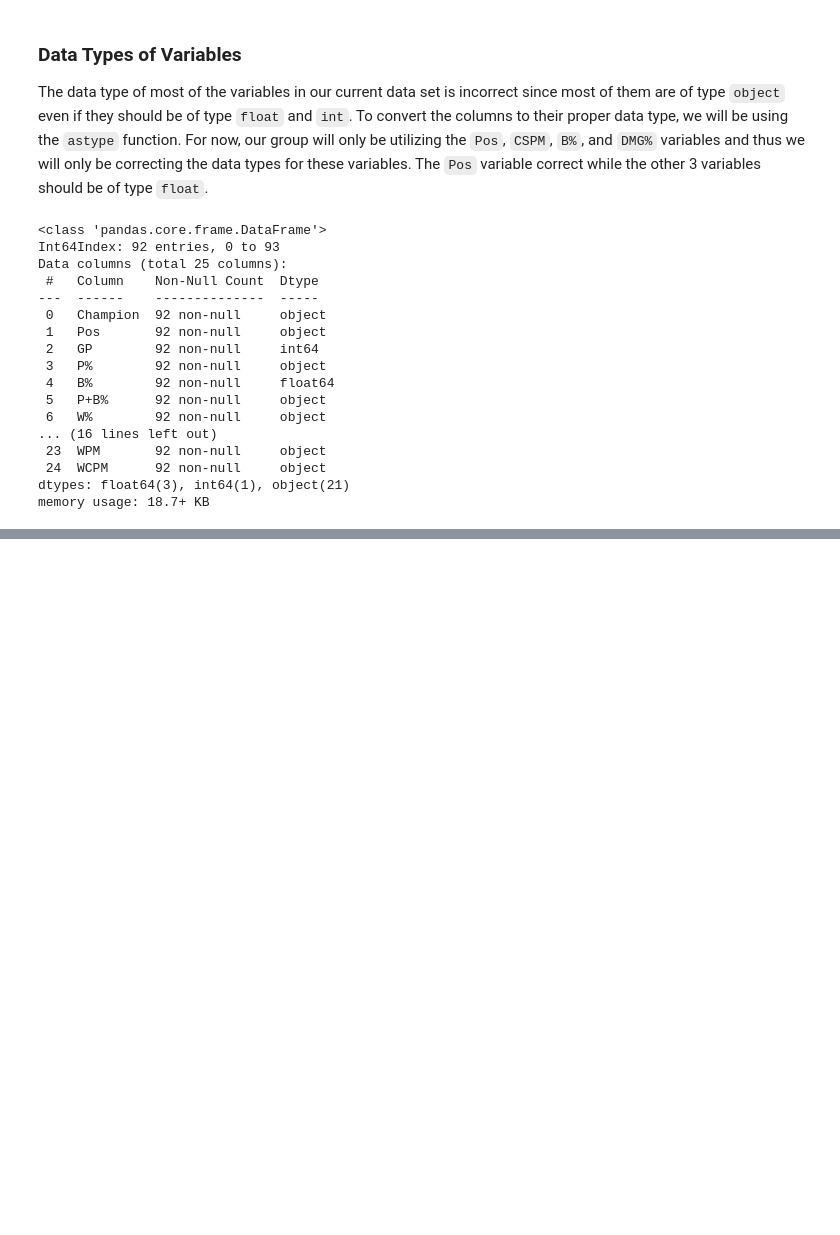
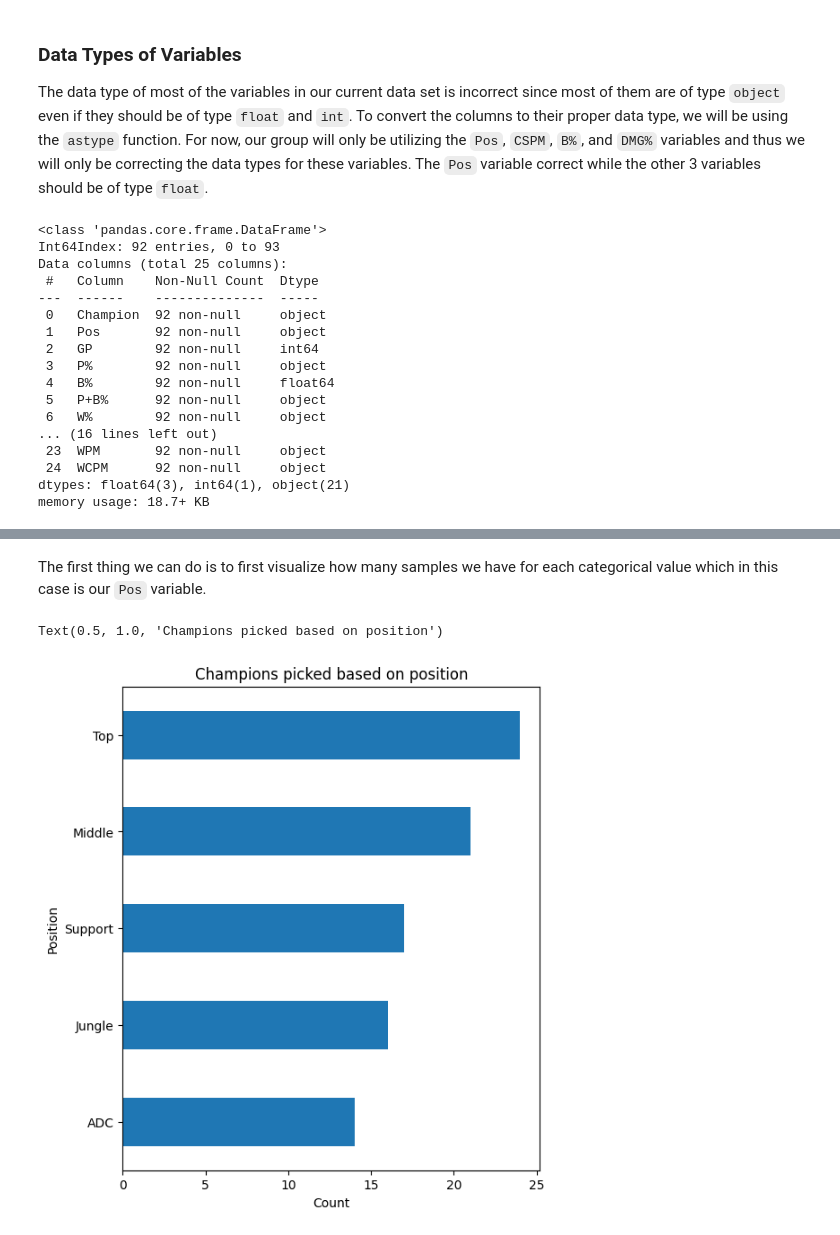
Before and after one commit to Joseph-Ano/League-of-Legends-dataset-visualization, a Jupyter notebook: S13 MCO1 Group8.ipynb, the cells around one changed output, grey strips where cells are left out. Cells and saved outputs as stored; diff of their text form; code cells hidden in the pictures; blank space fills up the shorter version.

Commit message:
add: boxplot and histogram for EDA 1

```diff
--- a/S13 MCO1 Group8.ipynb
+++ b/S13 MCO1 Group8.ipynb
@@ -187,0 +193,12 @@ memory usage: 18.7+ KB
+# %% [markdown]
+The first thing we can do is to first visualize how many samples we have for each categorical value which in this case is our `Pos` variable.
+# %%
+pos_count = lol_df['Pos'].value_counts()
+
+pos_count.plot.barh(figsize=(6,7)).invert_yaxis()
+plt.ylabel('Position')
+plt.xlabel('Count')
+plt.title('Champions picked based on position')
+# %% [output]
+Text(0.5, 1.0, 'Champions picked based on position')
+[figure, added]
```
Also changed, not shown: parts of 9 cells of this notebook.
